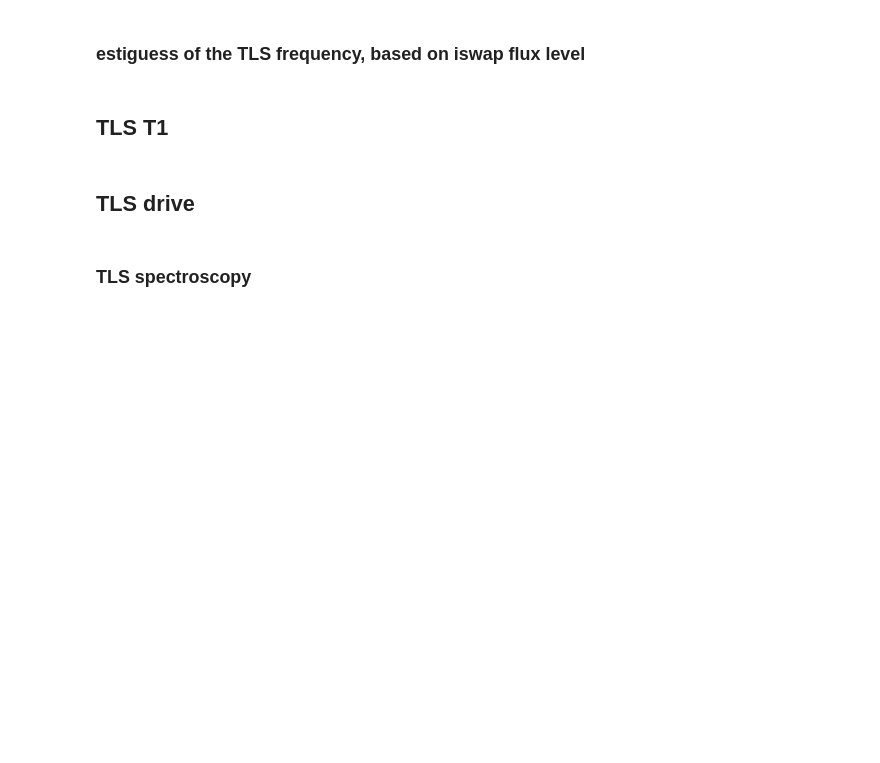
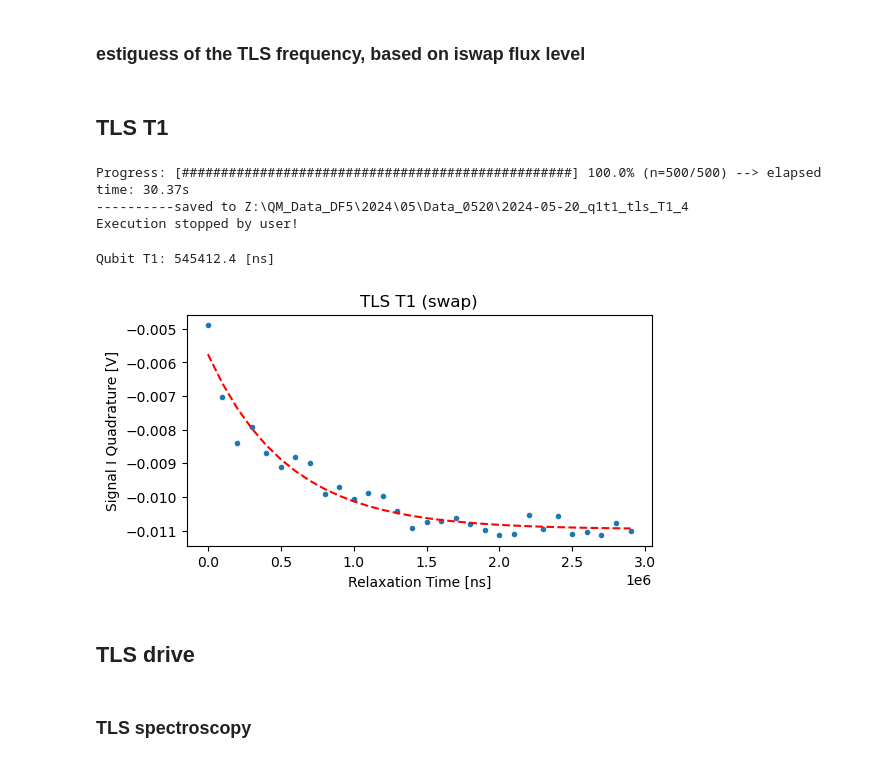
Before and after one commit to chenmo1989/QM_Control, a Jupyter notebook: UA_Q2_basic_charact_v3.ipynb, the cells around one changed output. Cells and saved outputs as stored; diff of their text form; code cells hidden in the pictures; blank space fills up the shorter version.

```diff
--- a/UA_Q2_basic_charact_v3.ipynb
+++ b/UA_Q2_basic_charact_v3.ipynb
@@ -512,7 +549,10 @@ machine = Analysis.set_machine(machine)
 TLS_index = 1
 # %%
 %matplotlib qt
-tau_sweep_abs = np.arange(100,5000E3+1,1E5)
-#tau_sweep_abs = np.logspace(100,2000E3,50,endpoint=True)
-machine, tau_sweep_abs, sig_amp = Experiment.exp1D.T1.TLS_T1(tau_sweep_abs, qubit_index, res_index, flux_index, TLS_index,
-                   n_avg = 5E3, cd_time_qubit = 30E3, cd_time_TLS = 10000E3, simulate_flag = False, simulation_len = 15_000, plot_flag = True)
+tau_sweep_abs = np.arange(20,3000E3+1,100E3)
+machine, expt_dataset = Experiment.exp1D.T1.TLS_T1(machine, tau_sweep_abs, qubit_index, TLS_index,
+                   n_avg = 500, cd_time_qubit = 25E3, cd_time_TLS = 500E3, live_plot = True, data_process_method = 'I')
+# %% [output]
+Progress: [##################################################] 100.0% (n=500/500) --> elapsed time: 30.37s
+----------saved to Z:\QM_Data_DF5\2024\05\Data_0520\2024-05-20_q1t1_tls_T1_4
+Execution stopped by user!
@@ -522,3 +559,9 @@ TLS_T1 = Analysis.exp1D.T1(tau_sweep_abs,sig_amp,method = "exp")
+# %%
+%matplotlib inline
+TLS_T1 = Analysis.exp1D.T1(expt_dataset, data_process_method = 'I')
+# %% [output]
+Qubit T1: 545412.4 [ns]
+[figure, added]
 # %% [markdown]
 ## TLS drive
 # %% [markdown]
```
Also changed, not shown: parts of 12 cells of this notebook, 6 other files.
